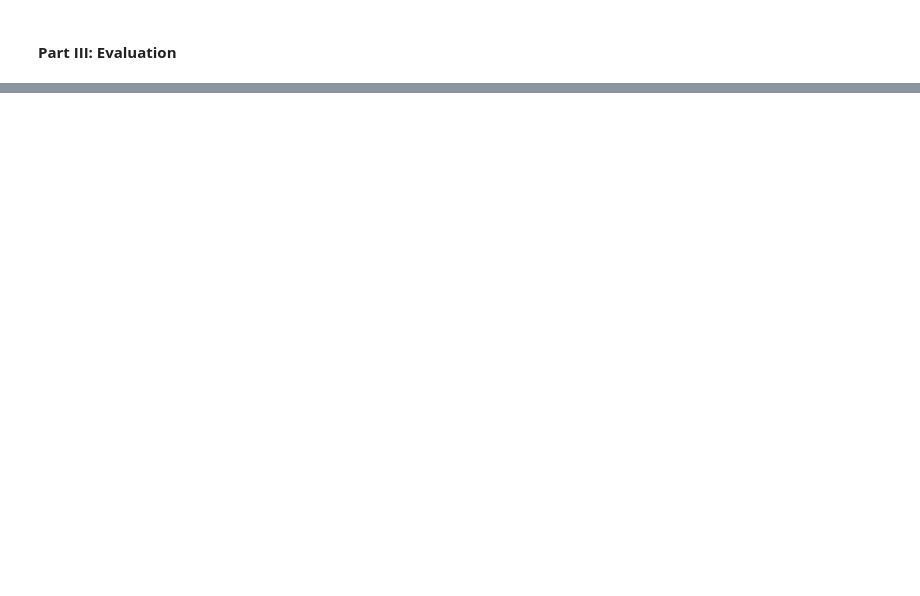
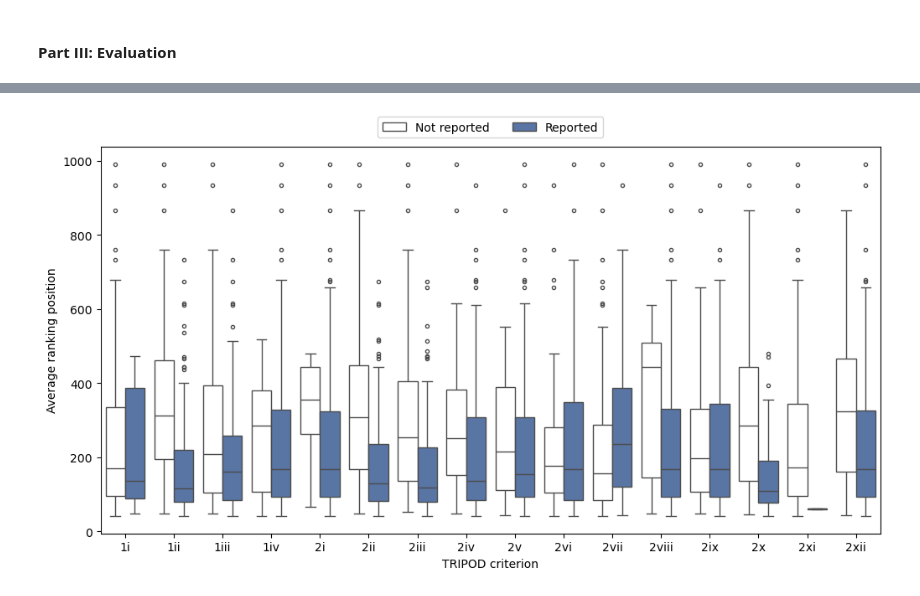
Before and after one commit to isa-sp/TAR-abstracts, a Jupyter notebook: set-up.ipynb, the cells around one changed output, grey strips where cells are left out. Saved outputs shown, nothing was run; the diff lists cells and outputs as text; code cells hidden in the pictures; blank space fills up the shorter version.

```diff
--- a/set-up.ipynb
+++ b/set-up.ipynb
@@ -771,0 +157,46 @@ selected_hyperparameters
+# %%
+import pandas as pd
+import seaborn as sns
+import matplotlib.pyplot as plt
+
+df_plot2 = df.copy()
+
+#TODO check NaN values and add in plot
+
+# Select 'ranking_average_logistic_tfidf' and columns that start with '1' or '2'
+selected_columns = ['ranking_average_logistic_tfidf'] + list(df_plot2.filter(regex='^(1|2)'))
+
+# Select those columns
+df_selected = df_plot2[selected_columns]
+
+# Reshape from wide to long format
+df_melted = df_selected.melt(id_vars='ranking_average_logistic_tfidf', var_name='item', value_name='value')
+
+# Convert the ranking to numeric values for plotting
+df_melted['ranking_average_logistic_tfidf'] = pd.to_numeric(df_melted['ranking_average_logistic_tfidf'])
+
+# Create the boxplot
+custom_palette = {0: "white", 1: sns.color_palette("deep")[0]}
+plt.figure(figsize=(12, 6))
+sns.boxplot(x="item", y="ranking_average_logistic_tfidf", hue="value", data=df_melted,
+            palette=custom_palette,
+            flierprops={"marker": "o", "markersize": 3})
+
+# Customize the labels
+plt.ylabel("Average ranking position")
+plt.xlabel("TRIPOD criterion")
+
+# Add the legend
+handles, labels = plt.gca().get_legend_handles_labels()
+plt.legend(
+    handles=handles,
+    labels=['Not reported', 'Reported'],
+    bbox_to_anchor=(0.5, 1.05),
+    loc='center',
+    borderaxespad=0.,
+    ncol=2
+)
+
+plt.show()
+# %% [output]
+[figure, added]
```
Also changed, not shown: parts of 33 cells of this notebook.
